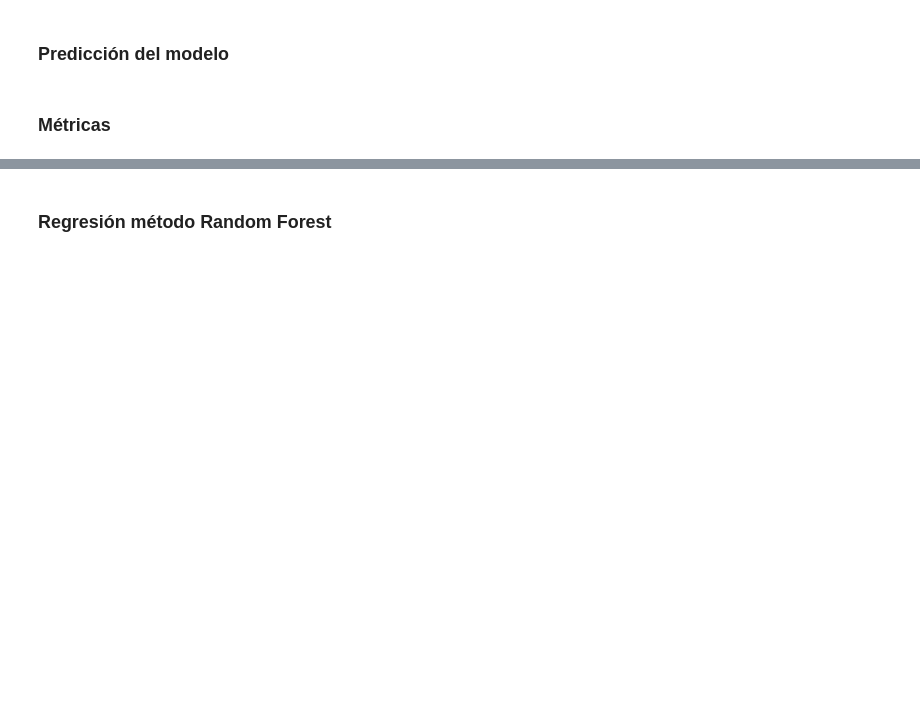
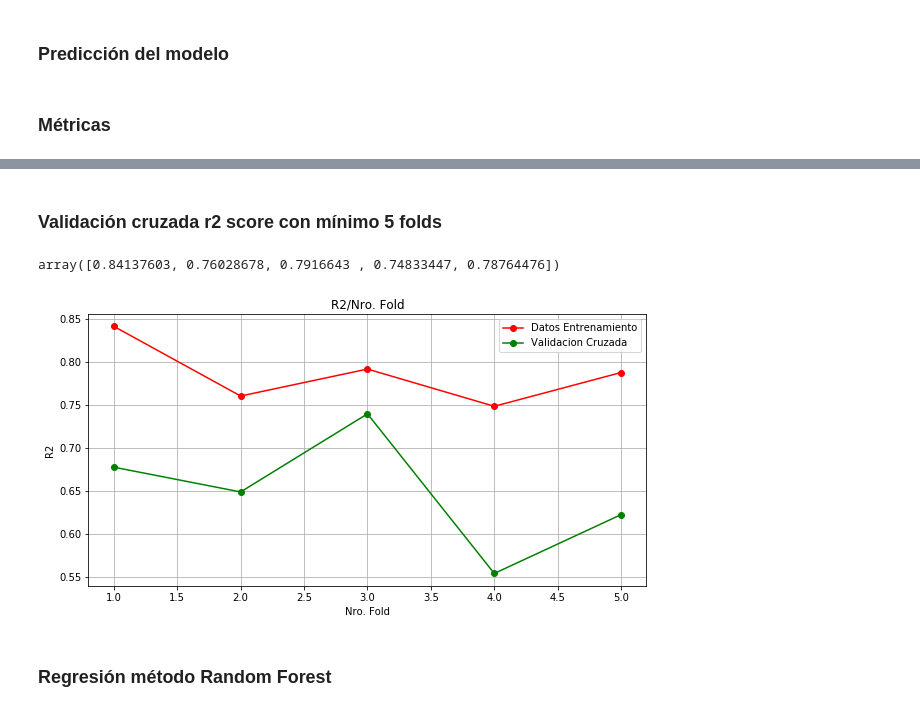
Before and after one commit to miguelalejo/UNIR_actividades, a Jupyter notebook: AprendizajeAutomatico/PonceMiguel_mia05_t6_act.ipynb, the cells around one changed output, grey strips where cells are left out. Saved outputs shown, nothing was run; the diff lists cells and outputs as text; code cells hidden in the pictures; blank space fills up the shorter version.

```diff
--- a/AprendizajeAutomatico/PonceMiguel_mia05_t6_act.ipynb
+++ b/AprendizajeAutomatico/PonceMiguel_mia05_t6_act.ipynb
@@ -314,3 +301,25 @@ R2 0.769909959889443
+# %% [markdown]
+### Validación cruzada r2 score con mínimo 5 folds
+# %%
+def graficar_r2_scores(estimator, train_x, train_y,test_x,test_y,nparts=5,jobs=None):
+    kfold = KFold(n_splits=nparts,shuffle=True, random_state=semilla_aleatoria)
+    fig,axes = plt.subplots(figsize=(10, 5))
+    axes.set_title("R2/Nro. Fold")
+    axes.set_xlabel("Nro. Fold")
+    axes.set_ylabel("R2")
+    train_scores = cross_val_score(estimator, train_x,train_y, cv = kfold, n_jobs=jobs,scoring="r2")
+    test_scores = cross_val_score(estimator, test_x, test_y, cv = kfold, n_jobs=jobs,scoring="r2")
+    train_sizes = range(1,nparts+1,1)
+    axes.grid()
+    axes.plot(train_sizes, train_scores, 'o-', color="r",label="Datos Entrenamiento")
+    axes.plot(train_sizes, test_scores, 'o-', color="g",label="Validacion Cruzada")
+    axes.legend(loc="best")
+    return train_scores
+# %%
+graficar_r2_scores(reg_arboles,train_x,train_y,test_x,test_y,nparts=5,jobs=2)
+# %% [output]
+array([0.84137603, 0.76028678, 0.7916643 , 0.74833447, 0.78764476])
+[figure, added]
 # %% [markdown]
 ### Regresión método Random Forest
 # %%
```
Also changed, not shown: parts of 21 cells of this notebook.
